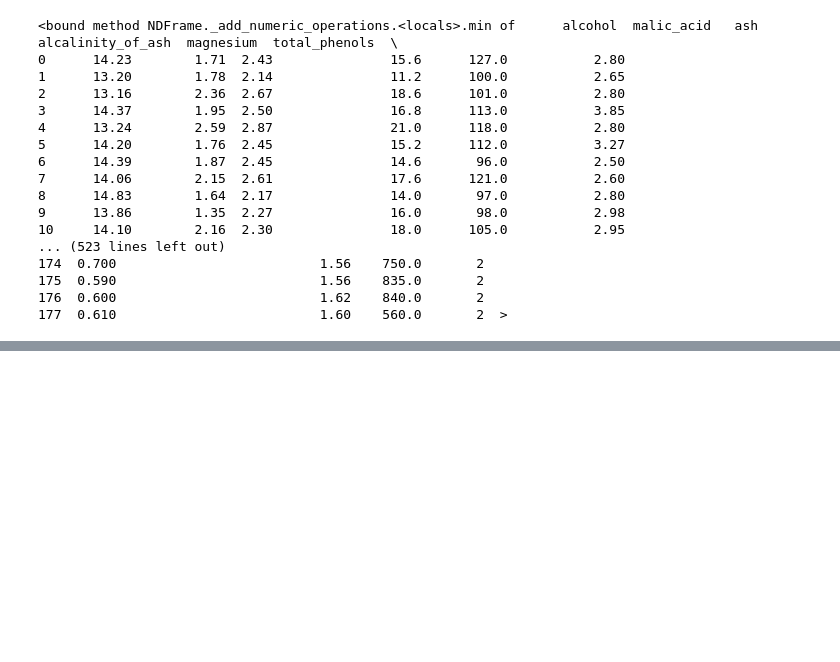
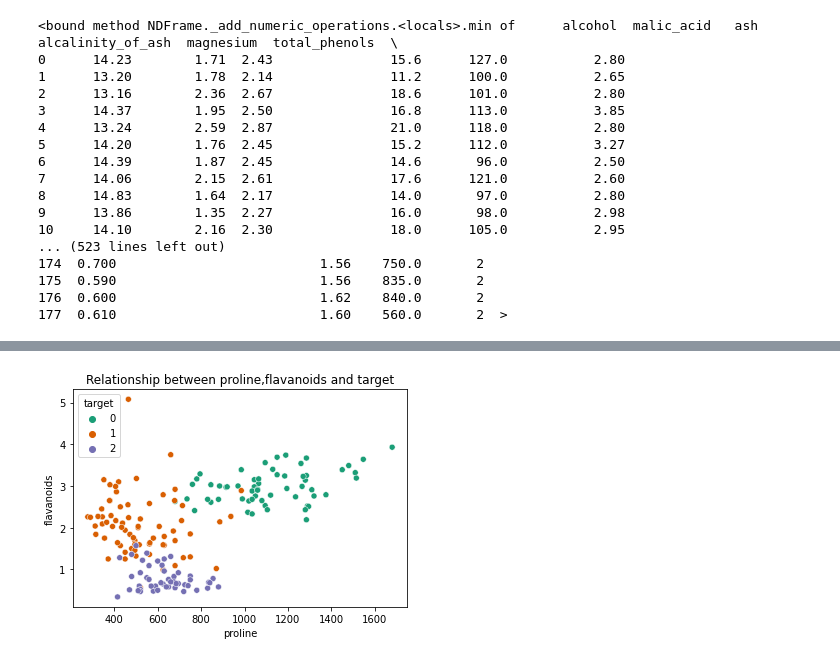
Before and after one commit to G100A008/C, a Jupyter notebook: G100A008_EDA.ipynb, the cells around one changed output, grey strips where cells are left out. Cells and saved outputs as stored; diff of their text form; code cells hidden in the pictures; blank space fills up the shorter version.

```diff
--- a/G100A008_EDA.ipynb
+++ b/G100A008_EDA.ipynb
@@ -332,0 +345,7 @@ df.min
+# %%
+sns.scatterplot(x="proline",y="flavanoids",hue="target",
+            data=df,palette="Dark2")
+plt.title("Relationship between proline,flavanoids and target")
+plt.show()
+# %% [output]
+[figure, added]
```
Also changed, not shown: parts of 4 cells of this notebook.
